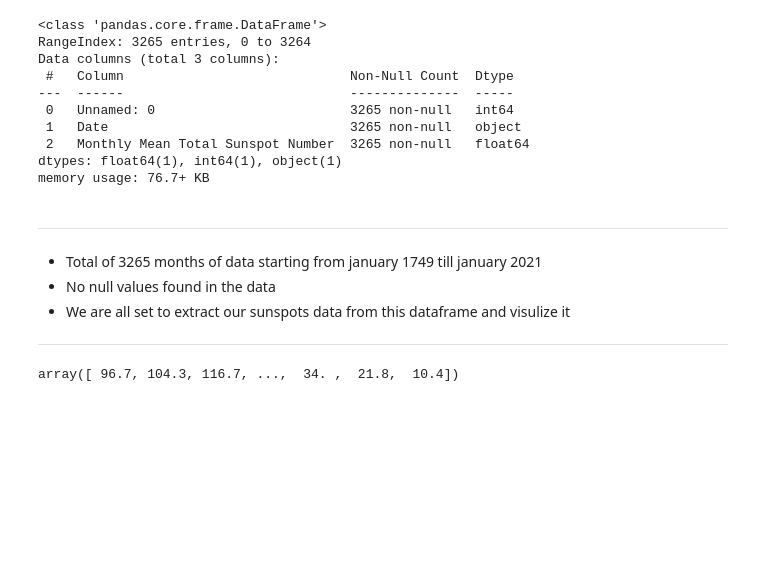
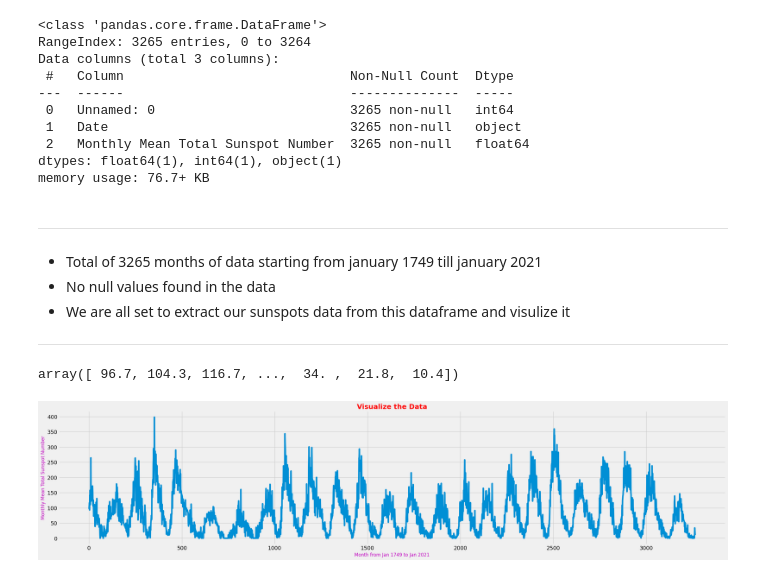
Before and after one commit to mahursh/Sunspot-Prediction, a Jupyter notebook: Sunspot-Prediction.ipynb, the cells around one changed output. Drawn from its saved outputs; the diff is of its cells as text; code cells hidden in the pictures; blank space fills up the shorter version.

Commit message:
plot the Data

```diff
--- a/Sunspot-Prediction.ipynb
+++ b/Sunspot-Prediction.ipynb
@@ -103,8 +103,24 @@ memory usage: 76.7+ KB
 *   No null values found in the data
 *   We are all set to extract our sunspots data from this dataframe and visulize it
 ---
-# %%
-sunspots = data.iloc[:, -1]
-sunspots.values
-# %% [output]
-array([ 96.7, 104.3, 116.7, ...,  34. ,  21.8,  10.4])
+# %%
+# Last column ---> Sunspots data
+# iloc means that from the sataframe, I want to extract the location.
+# : means that I am extracting all the rows
+# -1 referres to the last column
+sunspots = data.iloc[:, -1]
+
+# .values is goinig to convert that data in suspots into the numpy array
+sunspots.values
+# %% [output]
+array([ 96.7, 104.3, 116.7, ...,  34. ,  21.8,  10.4])
+# %%
+# Visualize the data
+plt.figure(figsize=(28,6))
+plt.plot(sunspots)
+plt.ylabel(data.columns[-1], fontsize = 12, color = 'm')
+plt.xlabel("Month from Jan 1749 to Jan 2021", fontsize = 12, color = 'm')
+plt.title("Visualize the Data", fontsize = 18, color = 'r', weight = 'bold')
+plt.show()
+# %% [output]
+[figure, added]
```
